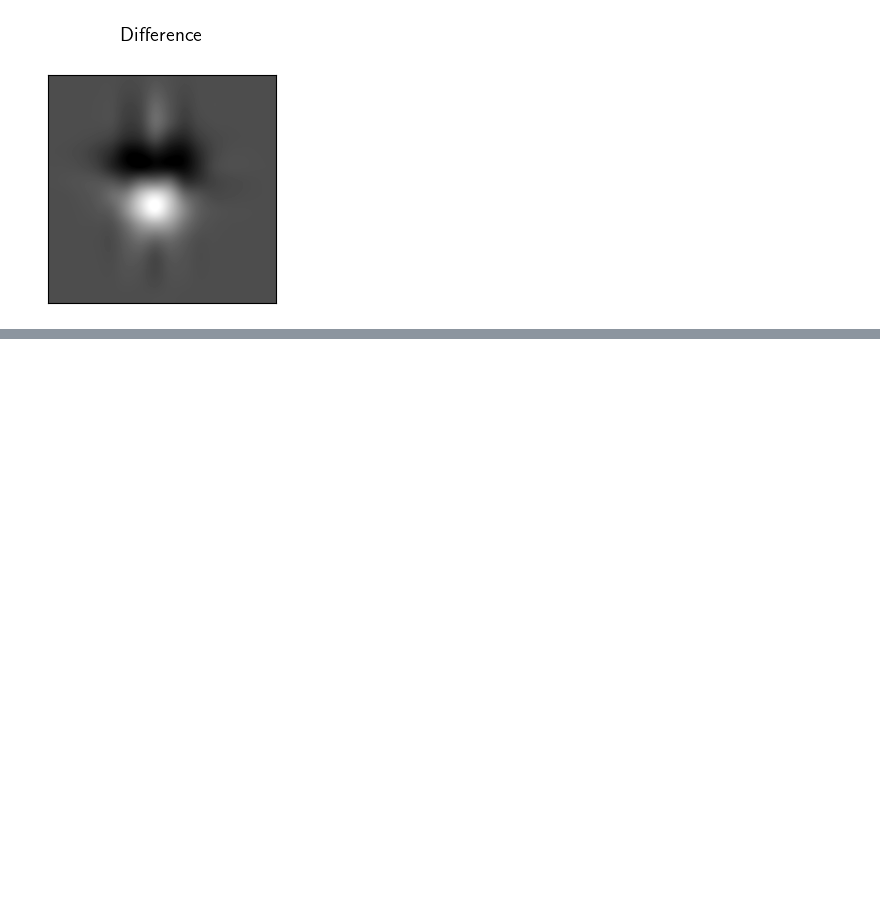
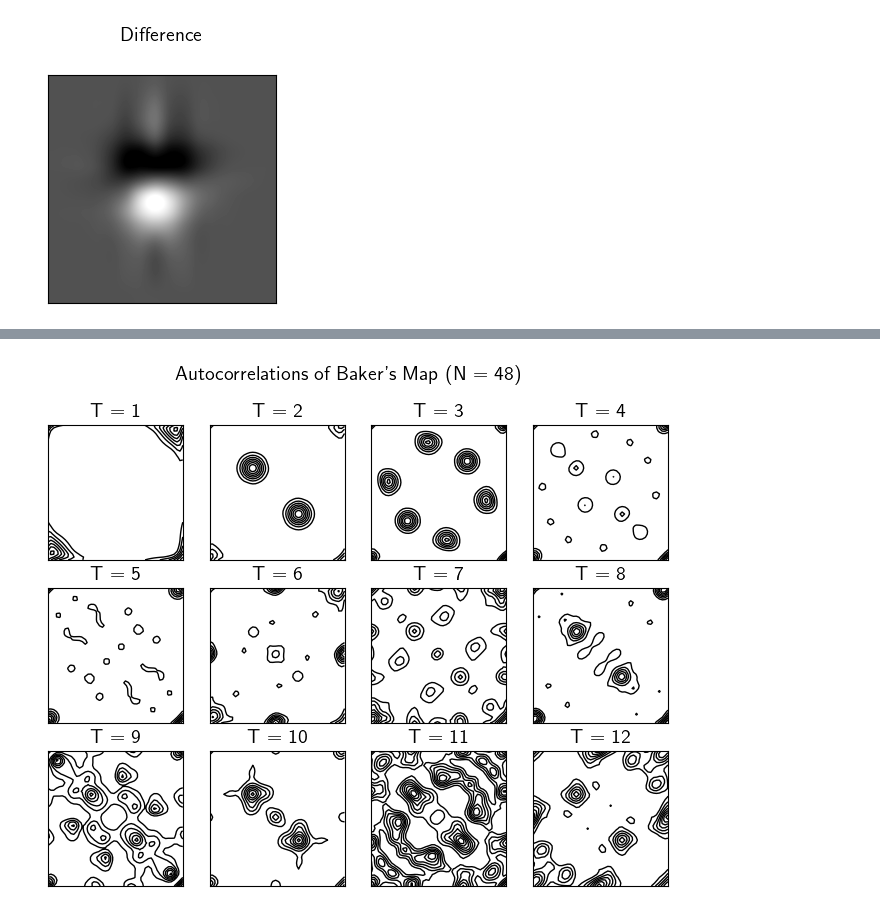
Before and after one commit to IBArbitrary/qbm, a Jupyter notebook: qbm-nb.ipynb, the cells around one changed output, grey strips where cells are left out. Drawn from its saved outputs; the diff is of its cells as text; code cells hidden in the pictures; blank space fills up the shorter version.

```diff
--- a/qbm-nb.ipynb
+++ b/qbm-nb.ipynb
@@ -288,0 +405,4 @@ plot_baker_states(*bs, cmap="binary")
+# %%
+autocor_plot(s2, acs, cmap="Greys", mode = "contour")
+# %% [output]
+[figure, added]
```
Also changed, not shown: parts of 28 cells of this notebook, 4 other files.
